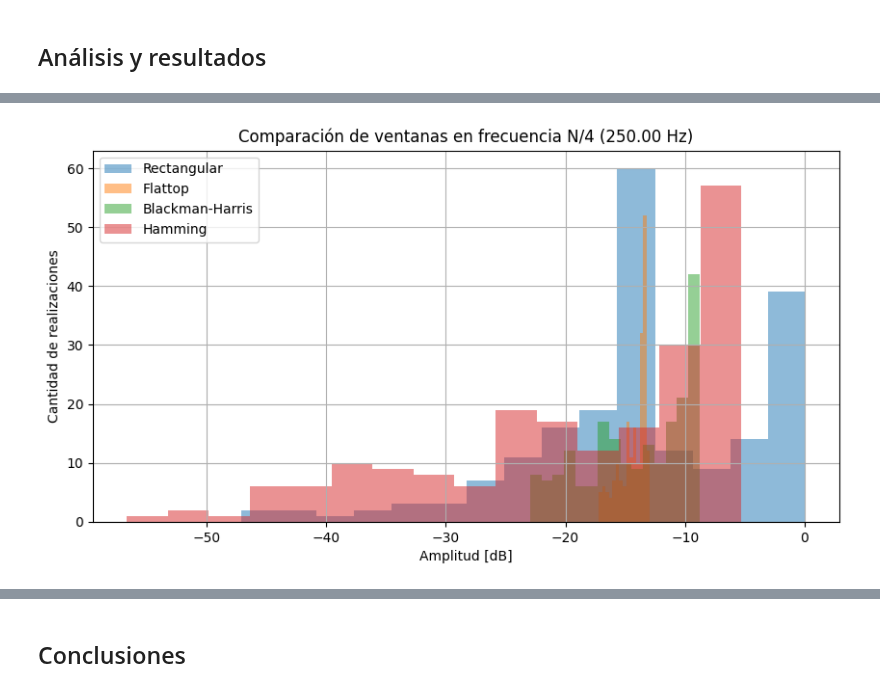
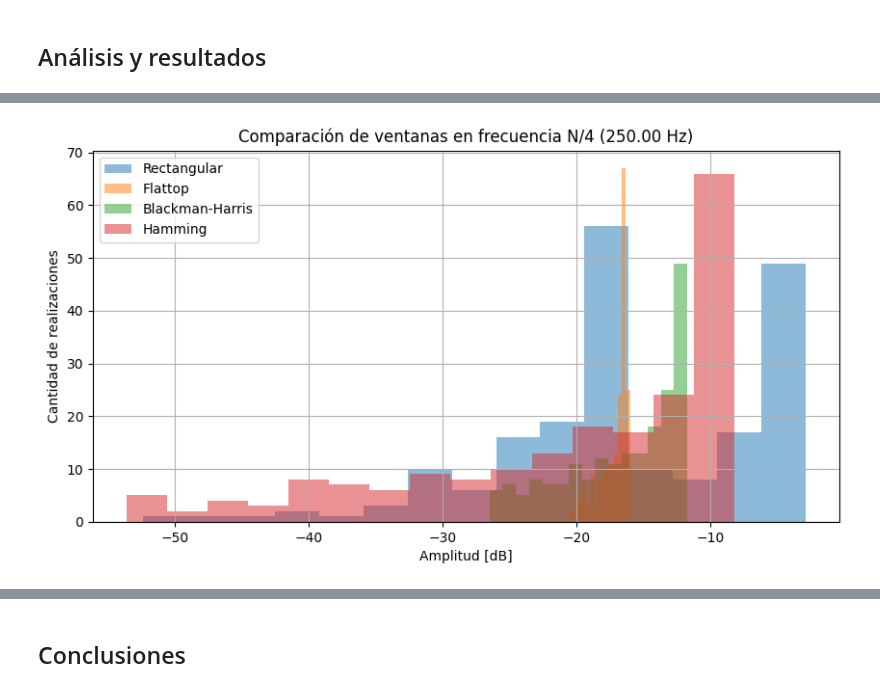
Before and after one commit to aguspaolini/aps-Paolini-Rosso, a Jupyter notebook: TS4-Poric y Paolini.ipynb, the cells around one changed output, grey strips where cells are left out. Drawn from its saved outputs; the diff is of its cells as text; code cells hidden in the pictures.

```diff
--- a/TS4-Poric y Paolini.ipynb
+++ b/TS4-Poric y Paolini.ipynb
@@ -132,15 +136,15 @@ for snr in snrs:
         win = win.reshape(-1,1)
         xx_win = xx_mat_ruido * win
 
-        # FFT normalizada
-        X_win = (1/nn) * fft(xx_win, axis=0)
+        # FFT
+        X_win = fft(xx_win, axis=0)
 
         # --------------------------
         # Estimador de amplitud a1
         # --------------------------
         estim_amp = np.abs(X_win[nn//4,:]) # valor en frecuencia N/4
         mu_amp = np.mean(estim_amp)
-        sa = mu_amp - a0
+        sa = mu_amp - np.mean(np.abs(fft(xx_mat, axis = 0))[nn // 4, :]) #sesgo respecto al valor ideal
         va = np.var(estim_amp)
         resultados_amp[nombre] = (sa, va)
 
@@ -150,9 +154,9 @@ for snr in snrs:
         espectro = np.abs(X_win)
         estim_freq_idx = np.argmax(espectro, axis=0) # índices máximos
         estim_freq = estim_freq_idx * (fs/nn) # en Hz
-        mu_freq = np.mean(estim_freq)
-        sa_f = mu_freq - fs/4 # sesgo respecto a Ω0
-        va_f = np.var(estim_freq)
+        freq_real = (nn/4 + fr) * (fs/nn) #frecuencias reales
+        sa_f = np.mean(estim_freq - freq_real)
+        va_f = np.var(estim_freq - freq_real)
         resultados_freq[nombre] = (sa_f, va_f)
 
     # ==============================
@@ -206,79 +210,20 @@ El hecho de que el sesgo y la varianza no se reduzcan significativamente al pasa
 # %%
 # ==============================
 # BONUS: comparar histogramas
 # ==============================
 plt.figure(figsize=(10,5))
 for nombre, win in ventanas.items():
     win = win.reshape(-1,1)
     xx_win = xx_mat_ruido * win
     X_win = (1/nn) * fft(xx_win, axis=0)
     estim_amp = np.abs(X_win[nn//4,:])
-    plt.hist(10*np.log10(2*estim_amp**2), bins=15, alpha=0.5, label=nombre)
+    plt.hist(20*np.log10(estim_amp), bins=15, alpha=0.5, label=nombre)
 
 plt.xlabel("Amplitud [dB]")
 plt.ylabel("Cantidad de realizaciones")
 plt.title(f"Comparación de ventanas en frecuencia N/4 ({fs/4:.2f} Hz)")
 plt.legend()
 plt.grid(True)
 plt.show()
-
-# ==============================
-# BONUS: Zero-padding y Estimadores Alternativos
-# ==============================
-resultados_freq_zp = {}
-resultados_alt = {}
-
-zp_factor = 4  # factor de zero-padding
-
-for nombre, win in ventanas.items():
-    win = win.reshape(-1,1)
-    xx_win = xx_mat_ruido * win
-
-    # -------- Zero-padding --------
-    X_zp = (1/nn) * fft(xx_win, n=zp_factor*nn, axis=0)
-    espectro_zp = np.abs(X_zp)
-    estim_freq_idx_zp = np.argmax(espectro_zp, axis=0)
-    estim_freq_zp = estim_freq_idx_zp * (fs/(zp_factor*nn))
-    mu_freq_zp = np.mean(estim_freq_zp)
-    sa_f_zp = mu_freq_zp - fs/4
-    va_f_zp = np.var(estim_freq_zp)
-    resultados_freq_zp[nombre] = (sa_f_zp, va_f_zp)
-
-    # -------- Estimador alternativo de amplitud --------
-    vecindad = 2
-    energia = np.sum(np.abs(X_win[(nn//4-vecindad):(nn//4+vecindad+1),:])**2, axis=0)
-    estim_amp_alt = np.sqrt(2*energia)
-    mu_amp_alt = np.mean(estim_amp_alt)
-    sa_alt = mu_amp_alt - a0
-    va_alt = np.var(estim_amp_alt)
-
-    # -------- Estimador alternativo de frecuencia (interpolación cuadrática) --------
-    X_win = (1/nn) * fft(xx_win, axis=0)
-    espectro = np.abs(X_win)
-    kmax = np.argmax(espectro, axis=0)
-    alpha = espectro[(kmax-1)%nn, range(realizaciones)]
-    beta  = espectro[kmax, range(realizaciones)]
-    gamma = espectro[(kmax+1)%nn, range(realizaciones)]
-    p = 0.5*(alpha - gamma)/(alpha - 2*beta + gamma + 1e-12)
-    estim_freq_alt = (kmax + p) * (fs/nn)
-    mu_freq_alt = np.mean(estim_freq_alt)
-    sa_f_alt = mu_freq_alt - fs/4
-    va_f_alt = np.var(estim_freq_alt)
-
-    resultados_alt[nombre] = ((sa_alt, va_alt), (sa_f_alt, va_f_alt))
-
-
-# ==============================
-# Mostrar resultados de Bonus
-# ==============================
-print("\n--- BONUS: Zero-Padding en Frecuencia ---")
-print("Ventana\t\tSesgo (sa)\tVarianza (va)")
-for nombre, (sa, va) in resultados_freq_zp.items():
-    print(f"{nombre:15s}\t{sa: .4e}\t{va: .4e}")
-
-print("\n--- BONUS: Estimadores Alternativos ---")
-print("Ventana\t\tSesgo Amp\tVarianza Amp\tSesgo Freq\tVarianza Freq")
-for nombre, ((sa_a, va_a), (sa_f, va_f)) in resultados_alt.items():
-    print(f"{nombre:15s}\t{sa_a: .4e}\t{va_a: .4e}\t{sa_f: .4e}\t{va_f: .4e}")
 # %% [output]
-[figure, old version]
+[figure, new version]
```
Also changed, not shown: parts of 12 cells of this notebook.
